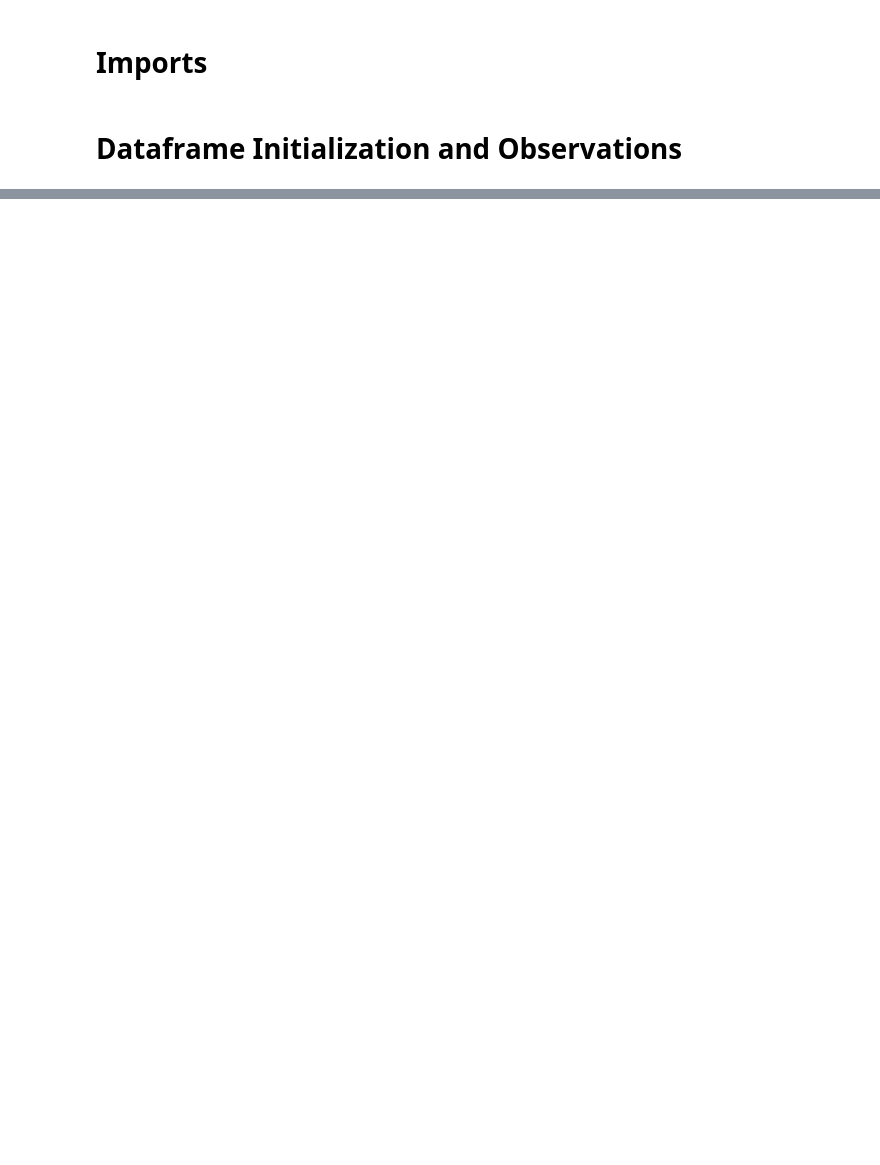
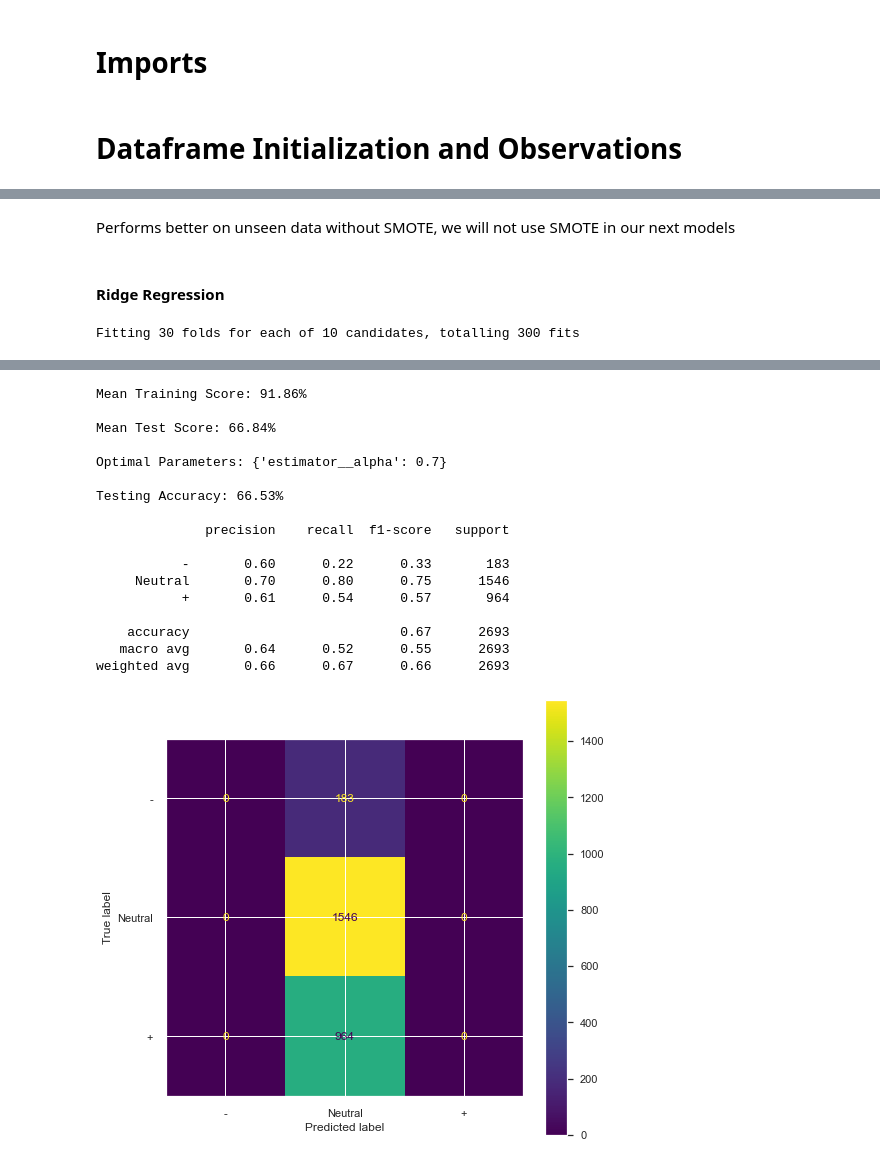
Before and after one commit to charlesmpan/Sentiment_Analysis_on_Twitter_Google_Apple, a Jupyter notebook: final_notebook.ipynb, the cells around one changed output, grey strips where cells are left out. Saved outputs shown, nothing was run; the diff lists cells and outputs as text; code cells hidden in the pictures; blank space fills up the shorter version.

```diff
--- a/final_notebook.ipynb
+++ b/final_notebook.ipynb
@@ -769,0 +498,59 @@ df.isnull().sum()
+# %% [markdown]
+Performs better on unseen data without SMOTE, we will not use SMOTE in our next models
+# %% [markdown]
+#### Ridge Regression
+# %%
+pipe = ImPipeline(steps=[
+    ('estimator', RidgeClassifier(random_state=42))
+])
+
+param_grid = {}
+param_grid['estimator__alpha'] = [0.1, 0.2, 0.3, 0.4, 0.5, 0.6, 0.7, 0.8, 0.9, 1.0]
+
+grid_search = GridSearchCV(estimator=pipe,
+                           param_grid=param_grid,
+                           cv=RepeatedStratifiedKFold(n_splits=10, n_repeats=3, random_state=42),
+                           return_train_score=True,
+                           scoring='accuracy',
+                           n_jobs=-1,
+                           verbose=2)
+
+# Fit models run gridsearch
+grid_search.fit(X_train, y_train)
+
+# Mean training score
+grid_train_score = np.mean(grid_search.cv_results_['mean_train_score'])
+
+# Mean test score
+grid_test_score = grid_search.score(X_test, y_test)
+
+best_grid = grid_search.best_estimator_
+best_grid.fit(X_train, y_train)
+y_pred = best_grid.predict(X_test)
+
+print(f"Mean Training Score: {grid_train_score:.2%}\n")
+print(f"Mean Test Score: {grid_test_score:.2%}\n")
+
+print(f"Optimal Parameters: {grid_search.best_params_}\n")
+print(f"Testing Accuracy: {grid_search.best_score_:.2%}\n")
+
+# Set figsize and font scale
+sns.set(rc={'figure.figsize':(8, 8)})
+sns.set(font_scale=1)
+
+# Set diply labesl for confusion matrix
+display_labels = ['-', 'Neutral', '+']
+
+# Plot a confusion matrix on the test data
+plot_confusion_matrix(estimator=best_grid,
+                      X=X_test,
+                      y_true=y_test,
+                      display_labels=display_labels)
+
+target_names = ['-', 'Neutral', '+']
+print(classification_report(y_test, y_pred, target_names=target_names))
+
+# Save confusion matrix as png and place it in the images folder
+plt.savefig('images/Confusion_Matrix_Ridge');
+# %% [output]
+Fitting 30 folds for each of 10 candidates, totalling 300 fits
@@ -769,0 +560,18 @@ df.isnull().sum()
+Mean Training Score: 91.86%
+
+Mean Test Score: 66.84%
+
+Optimal Parameters: {'estimator__alpha': 0.7}
+
+Testing Accuracy: 66.53%
+
+              precision    recall  f1-score   support
+
+           -       0.60      0.22      0.33       183
+     Neutral       0.70      0.80      0.75      1546
+           +       0.61      0.54      0.57       964
+
+    accuracy                           0.67      2693
+   macro avg       0.64      0.52      0.55      2693
+weighted avg       0.66      0.67      0.66      2693
+[figure, added]
```
Also changed, not shown: parts of 98 cells of this notebook.
